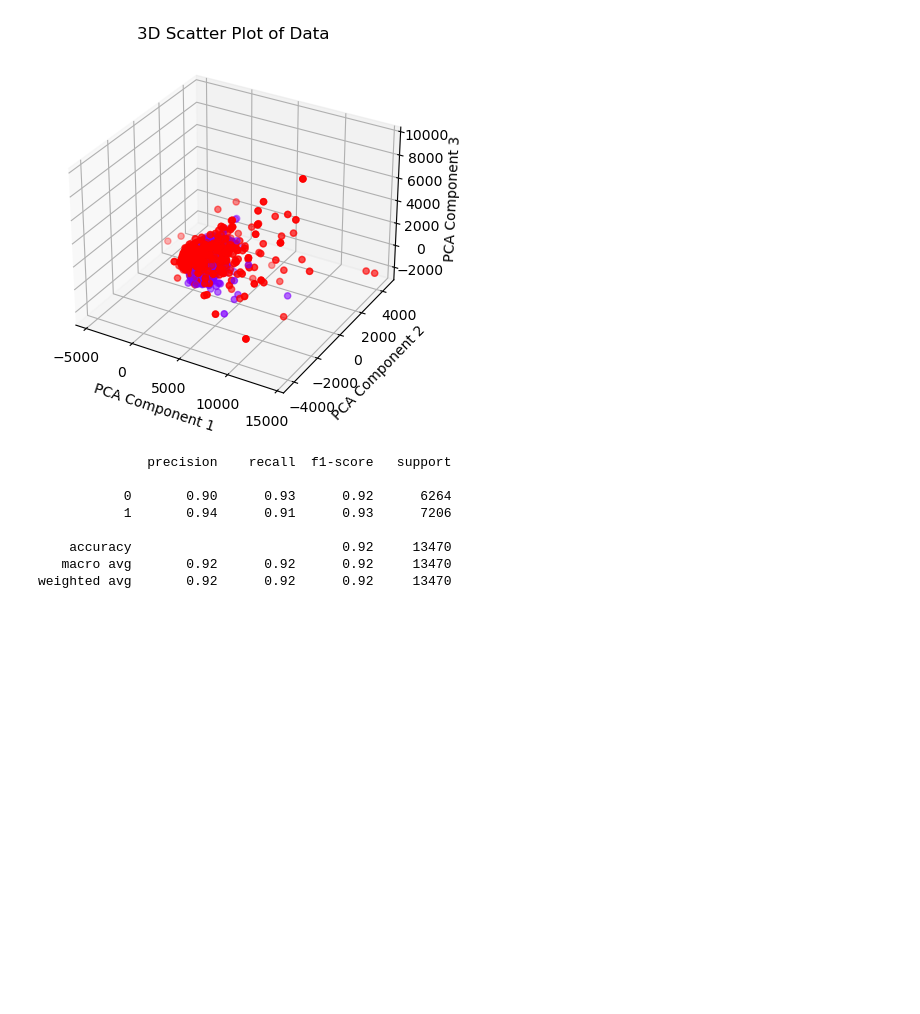
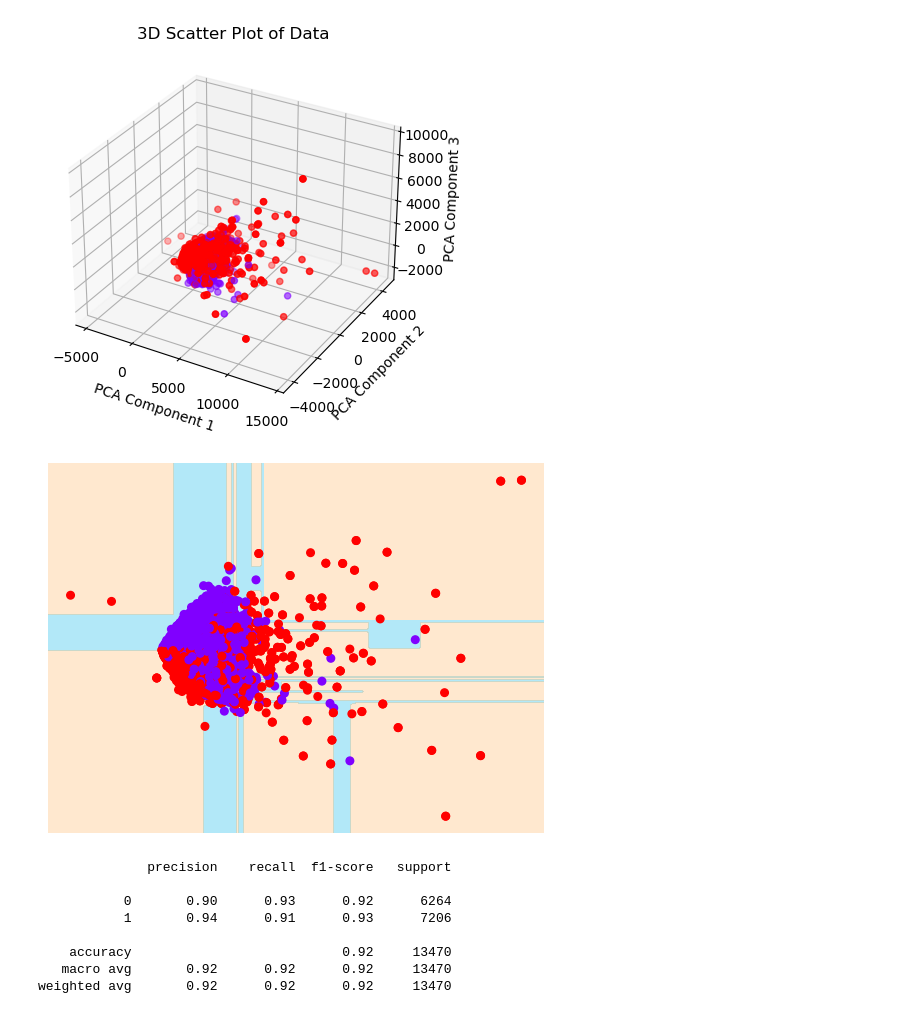
Before and after one commit to lucascheng24/comp4432ML-A_Million_News_Headlines, a Jupyter notebook: Fake_and_real_news_dataset/classifiers/DecisionTree/decisionTree_01.ipynb, the cells around one changed output. Cells and saved outputs as stored; diff of their text form; code cells hidden in the pictures; blank space fills up the shorter version.

```diff
--- a/Fake_and_real_news_dataset/classifiers/DecisionTree/decisionTree_01.ipynb
+++ b/Fake_and_real_news_dataset/classifiers/DecisionTree/decisionTree_01.ipynb
@@ -48,11 +48,11 @@ train_y = df_train['target']
 train_x = df_train.drop(columns=['target'])
 # %%
 # Create a PCA object with 2 components
-pca = PCA(n_components=2)
+pca_2 = PCA(n_components=2)
 
 # Fit the PCA model to the data
-pca.fit(train_x)
+pca_2.fit(train_x)
 
 # Transform the data into the new 2D space
-X_pca = pca.transform(train_x)
+X_pca = pca_2.transform(train_x)
 # %%
@@ -78,13 +74,12 @@ plt.show()
 from mpl_toolkits.mplot3d import Axes3D
 
 # Create a PCA object with 3 components
-pca = PCA(n_components=3)
+pca_3 = PCA(n_components=3)
 
-# Fit the PCA model to the data
-pca.fit(train_x)
+pca_3.fit(train_x)
 
 # Transform the data into the new 3D space
-X_pca = pca.transform(train_x)
+X_pca = pca_3.transform(train_x)
 
 # Create a 3D scatter plot
 fig = plt.figure()
@@ -92,13 +87,11 @@ ax = fig.add_subplot(111, projection='3d')
 
 ax.scatter(X_pca[:, 0], X_pca[:, 1], X_pca[:, 2], c=train_y, cmap='rainbow')
 
-# Add axis labels and a title to the plot
 ax.set_xlabel('PCA Component 1')
 ax.set_ylabel('PCA Component 2')
 ax.set_zlabel('PCA Component 3')
 ax.set_title('3D Scatter Plot of Data')
 
-# Show the plot
 plt.show()
 # %% [output]
 [figure]
@@ -105,3 +106,33 @@ plt.show()
+# %%
+def visualize_classifier(model, X, y, ax=None, cmap='rainbow'):
+    ax = ax or plt.gca()
+
+    # Plot the training points
+    ax.scatter(X[:, 0], X[:, 1], c=y, s=30, cmap=cmap,
+               clim=(y.min(), y.max()), zorder=3)
+    ax.axis('tight')
+    ax.axis('off')
+    xlim = ax.get_xlim()
+    ylim = ax.get_ylim()
+
+    # fit the estimator
+    model.fit(X, y)
+    xx, yy = np.meshgrid(np.linspace(*xlim, num=200),
+                         np.linspace(*ylim, num=200))
+    Z = model.predict(np.c_[xx.ravel(), yy.ravel()]).reshape(xx.shape)
+
+    # Create a color plot with the results
+    n_classes = len(np.unique(y))
+    contours = ax.contourf(xx, yy, Z, alpha=0.3,
+                           levels=np.arange(n_classes + 1) - 0.5,
+                           cmap=cmap, clim=(y.min(), y.max()),
+                           zorder=1)
+
+    ax.set(xlim=xlim, ylim=ylim)
+# %%
+visualize_classifier(DecisionTreeClassifier(), X_pca, train_y)
+# %% [output]
+[figure, added]
 # %%
 # Split dataset into training set and test set
 X_train, X_test, y_train, y_test = train_test_split(train_x, train_y, test_size=0.3,random_state=109) # 70% training and 30% test
```
Also changed, not shown: parts of 3 cells of this notebook.
